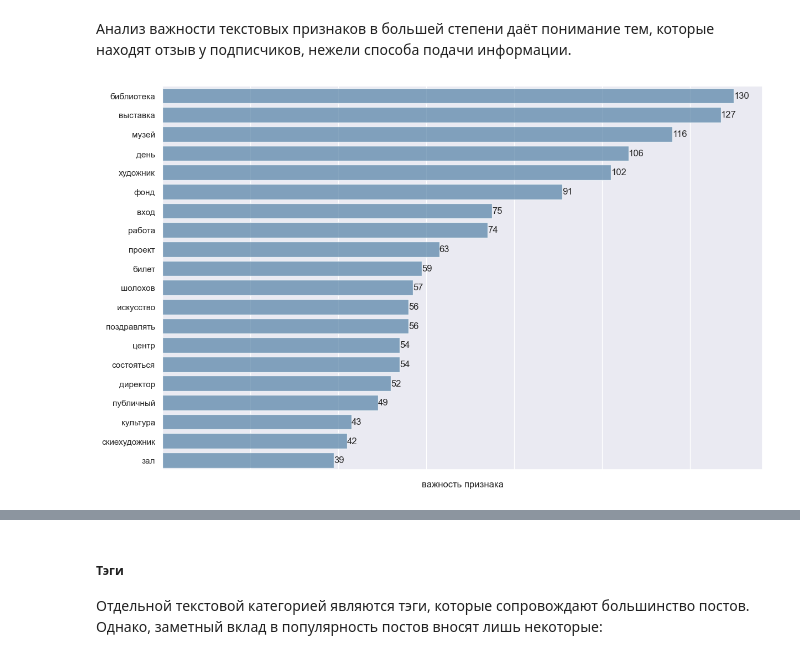
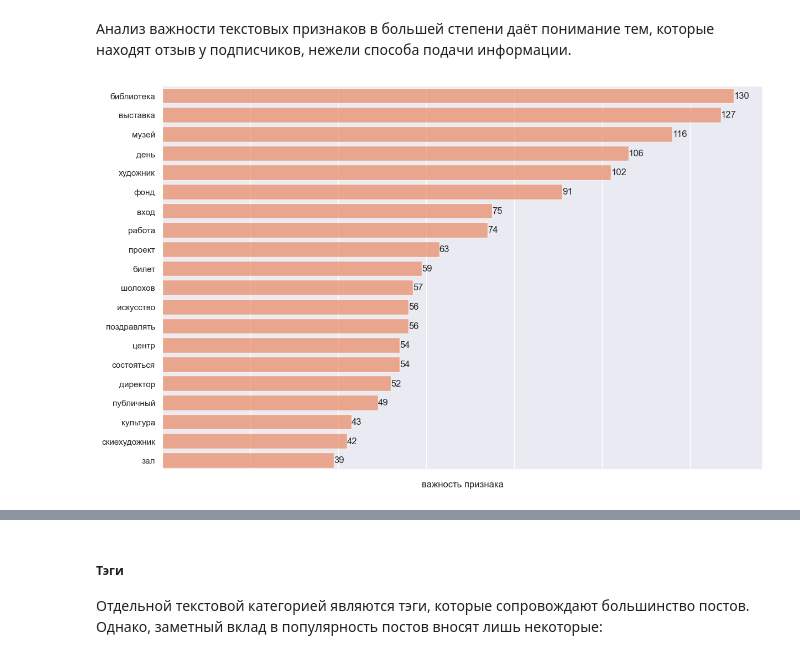
Before and after one commit to eilyich/Workshop_NLP_str, a Jupyter notebook: Workshop_NLP.ipynb, the cells around one changed output, grey strips where cells are left out. Cells and saved outputs as stored; diff of their text form; code cells hidden in the pictures.

```diff
--- a/Workshop_NLP.ipynb
+++ b/Workshop_NLP.ipynb
@@ -1346,34 +1344,34 @@ word_counting(data_string=wordclowd_words_agg(), prefer_horizontal=.2)
 # %%
 def words_bar_plot(type_of_data, n_bars=25, height=12):
 
     """
     type_of_data=[list]
     """
 
     fig, ax = plt.subplots(figsize=(14, height))
 
     all_words_plot = (
         importances_df
             .loc[importances_df['type_of_data'].isin(type_of_data)]
             .sort_values('importances', ascending=False).head(n_bars)
             )
 
     sns.barplot(all_words_plot,
                 x='importances',
                 y='features',
                 alpha=.7,
-                color='steelblue'
+                color='coral'
                )
     plt.bar_label(ax.containers[0])
     ax.set(xticklabels=[])
     plt.xlabel('важность признака')
     plt.ylabel('')
     plt.show()
     plt.close()
 
 words_bar_plot(['text', 'tags', 'named_ent'], n_bars=20, height=9)
 # %% [output]
-[figure, old version]
+[figure, new version]
 # %% [markdown]
 <p>
     <div class="pull-left">
```
Also changed, not shown: parts of 18 cells of this notebook, 7 other files.
